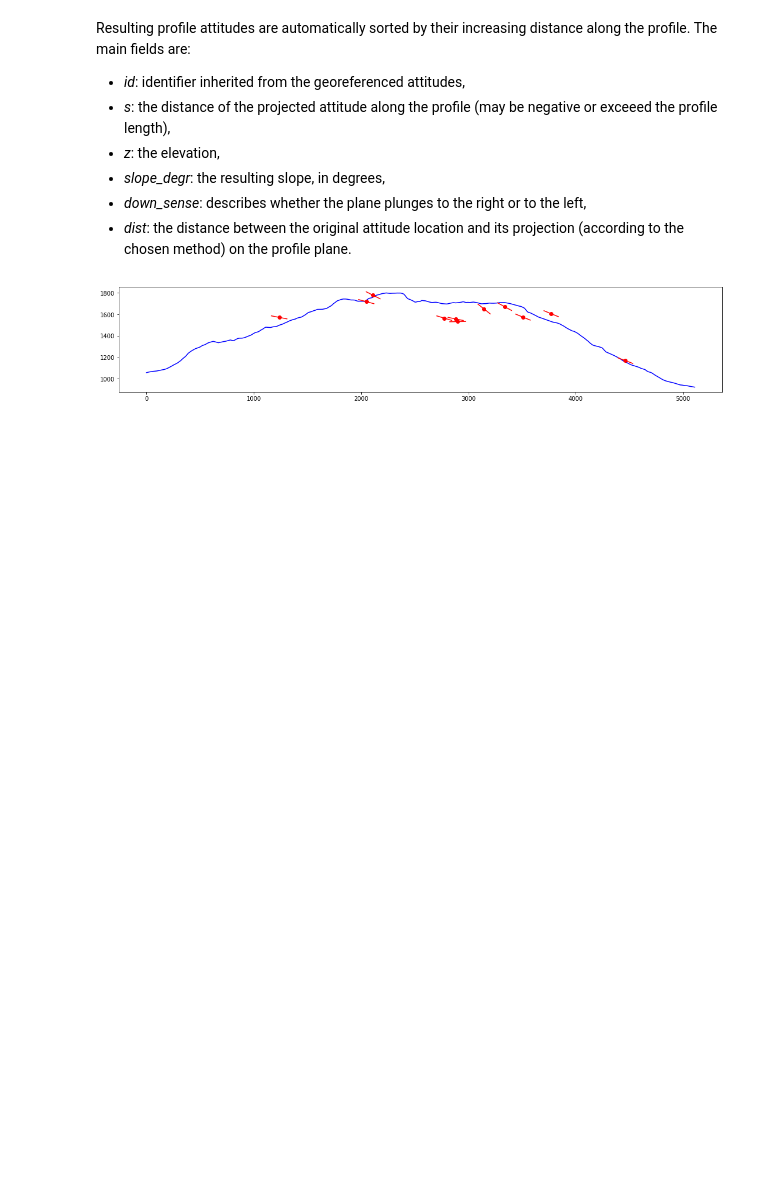
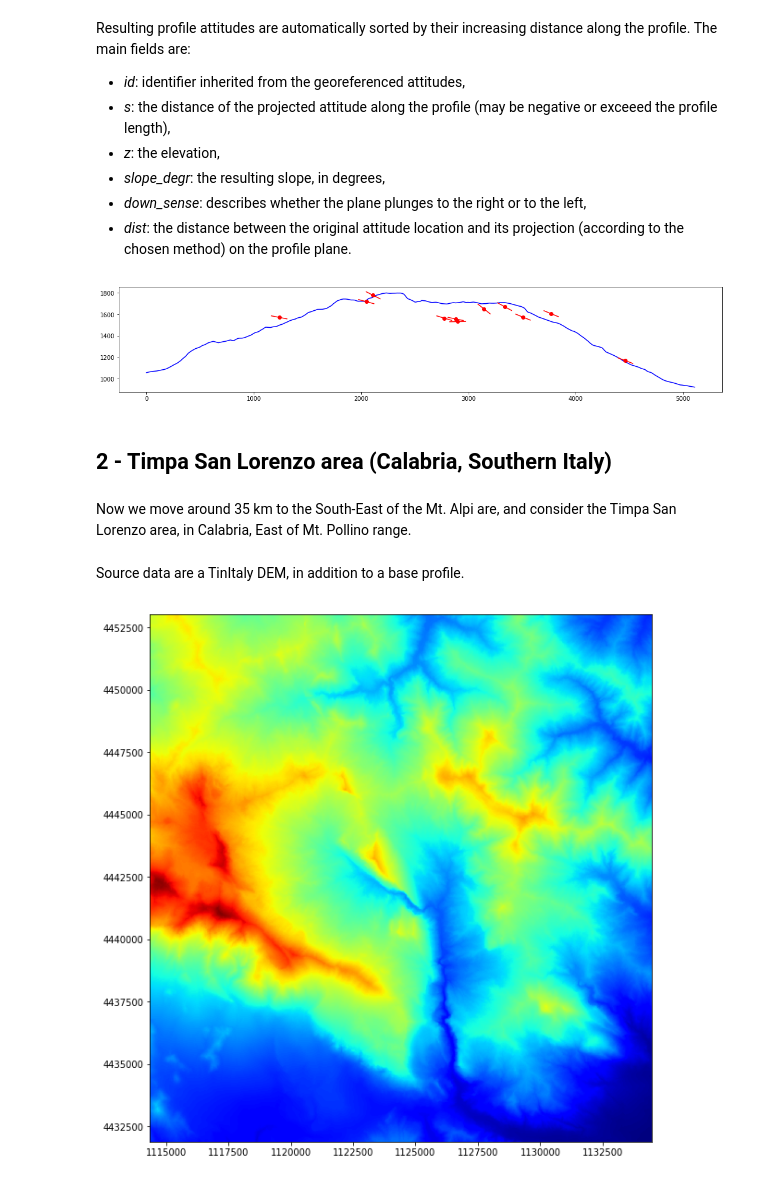
Before and after one commit to mauroalberti/geoprocess, a Jupyter notebook: docs/notebooks/Topographic profiles.ipynb, the cells around one changed output. Saved outputs shown, nothing was run; the diff lists cells and outputs as text; code cells hidden in the pictures; blank space fills up the shorter version.

```diff
--- a/docs/notebooks/Topographic profiles.ipynb
+++ b/docs/notebooks/Topographic profiles.ipynb
@@ -222,3 +222,17 @@ geoprofile.attitudes = att_projs
 geoprofile.plot()
 # %% [output]
 [figure]
+# %% [markdown]
+## 2 - Timpa San Lorenzo area (Calabria, Southern Italy)
+# %% [markdown]
+Now we move around 35 km to the South-East of the Mt. Alpi are, and consider the Timpa San Lorenzo area, in Calabria, East of Mt. Pollino range.
+# %% [markdown]
+Source data are a TinItaly DEM, in addition to a base profile.
+# %%
+src_dem = "/home/mauro/Documents/projects/geoprocess/example_data/timpa_san_lorenzo/tsl_tinitaly_w84u32.tif"
+src_profile = "/home/mauro/Documents/projects/geoprocess/example_data/timpa_san_lorenzo/profile.shp"
+# %%
+geoarray = read_raster_band(raster_source=src_dem, epsg_cd = 32632)
+fig = plot_grid(geoarray)
+# %% [output]
+[figure, added]
```
Also changed, not shown: parts of 12 cells of this notebook, 19 other files.
